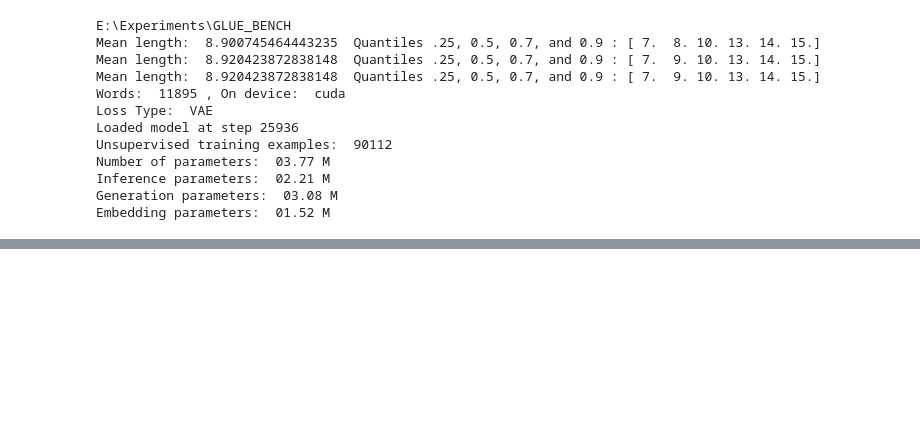
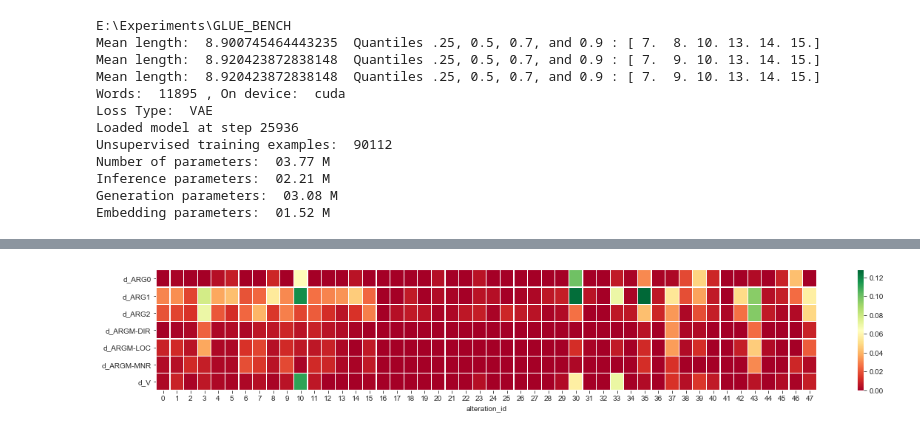
Before and after one commit to ghazi-f/QKVAE, a Jupyter notebook: disentanglement_transformer/Model_Analysis.ipynb, the cells around one changed output, grey strips where cells are left out. Drawn from its saved outputs; the diff is of its cells as text; code cells hidden in the pictures; blank space fills up the shorter version.

```diff
--- a/disentanglement_transformer/Model_Analysis.ipynb
+++ b/disentanglement_transformer/Model_Analysis.ipynb
@@ -717,0 +957,7 @@ pd.read_csv('Autoreg5stats.csv')
+# %%
+
+sns_plot = plt.figure(figsize=(20, 3))
+show_df_hm2(hm_df4)
+sns_plot.savefig("rel_diff.png")
+# %% [output]
+[figure, added]
```
Also changed, not shown: parts of 17 cells of this notebook.
